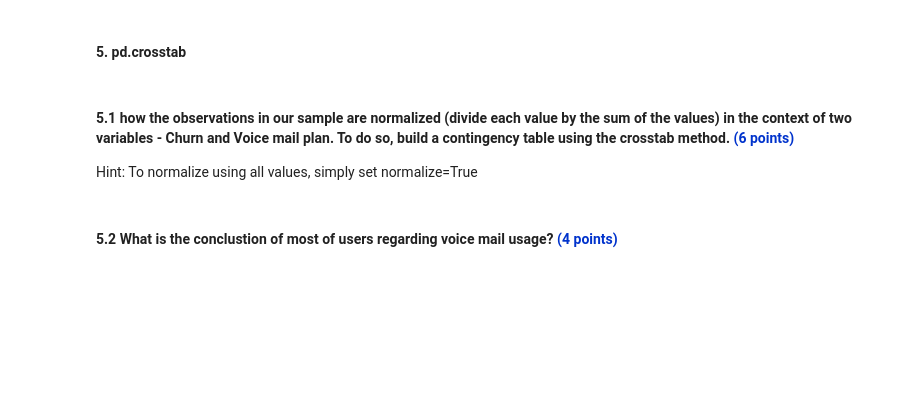
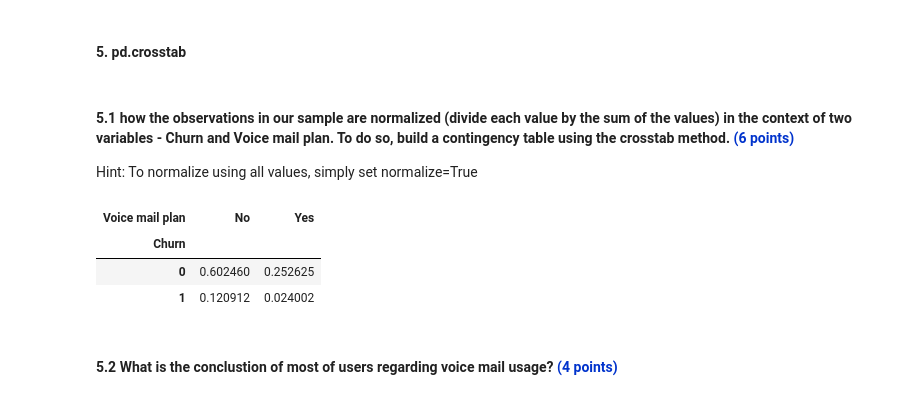
Before and after one commit to malki214/pythonHomwork, a Jupyter notebook: lesson5/Telecom_Churn_Test.ipynb, the cells around one changed output. Cells and saved outputs as stored; diff of their text form; code cells hidden in the pictures; blank space fills up the shorter version.

```diff
--- a/lesson5/Telecom_Churn_Test.ipynb
+++ b/lesson5/Telecom_Churn_Test.ipynb
@@ -178,6 +181,14 @@ Note: Do not apply the function on the whole data frame (e.i. top(df, n=3)) as t
 # %% [markdown]
 #### 5.1 how the observations in our sample are normalized (divide each value by the sum of the values) in the context of two variables - Churn and Voice mail plan. To do so, build a contingency table using the crosstab method. <span style= color:#0033cc>(6 points)</span>
 Hint: To normalize using all values, simply set normalize=True
+# %%
+table = pd.crosstab(df['Churn'], df['Voice mail plan'], normalize=True)
+table
+# %% [output]
+| Voice mail plan | No | Yes |
+| Churn |  |  |
+| 0 | 0.602460 | 0.252625 |
+| 1 | 0.120912 | 0.024002 |
 # %% [markdown]
 #### 5.2 What is the conclustion of most of users regarding voice mail usage? <span style= color:#0033cc>(4 points)</span>
 # %% [markdown]
```
Also changed, not shown: parts of 11 cells of this notebook.
